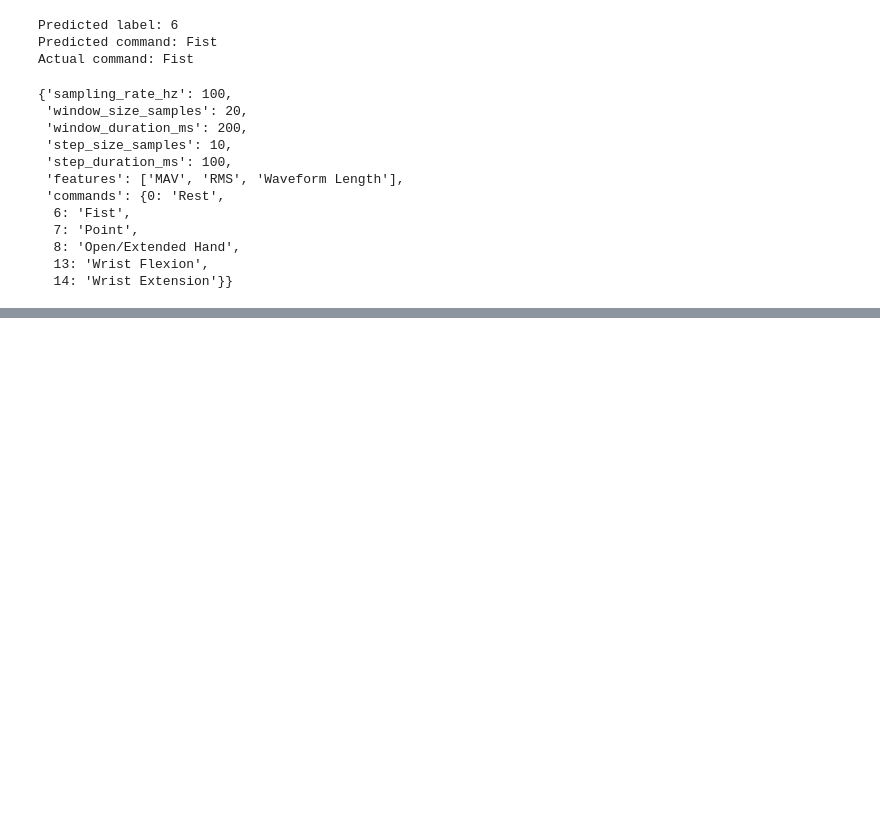
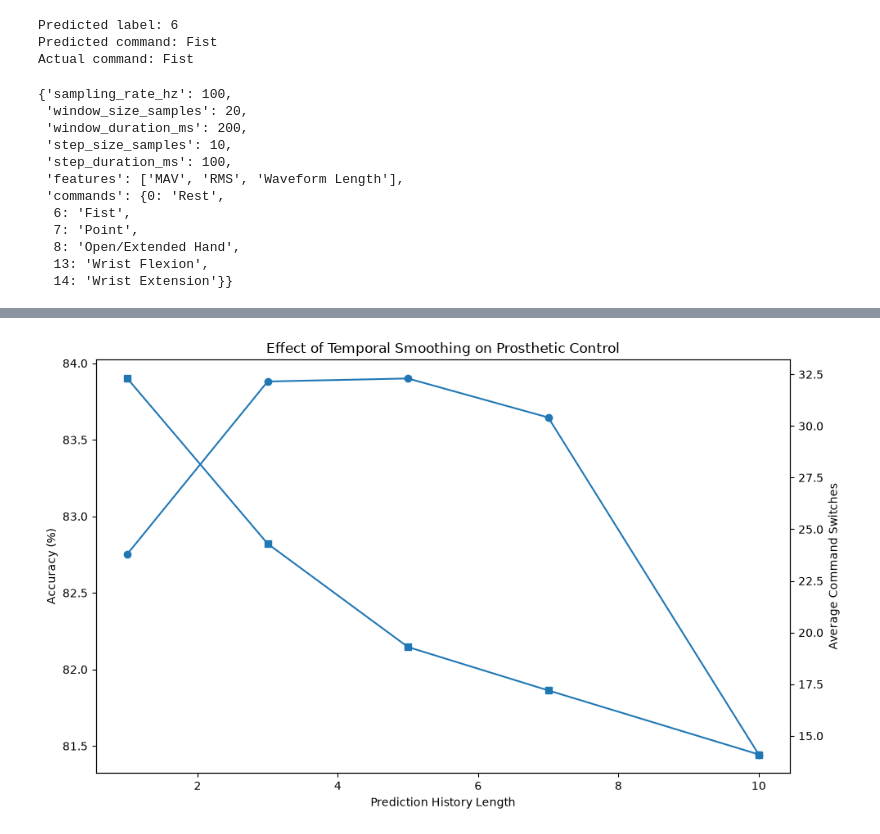
Before and after one commit to papoochu/emg-prosthetic-controller, a Jupyter notebook: notebooks/02_prosthetic_commands.ipynb, the cells around one changed output, grey strips where cells are left out. Cells and saved outputs as stored; diff of their text form; code cells hidden in the pictures; blank space fills up the shorter version.

Commit message:
Polish EMG controller demo and documentation

```diff
--- a/notebooks/02_prosthetic_commands.ipynb
+++ b/notebooks/02_prosthetic_commands.ipynb
@@ -777,0 +1241,2 @@ controller_config
+# %%
+history_length = 5
@@ -777,0 +1389,14 @@ controller_config
+# %%
+memory_df = pd.DataFrame(memory_results)
+
+summary = (
+    memory_df
+    .groupby("history_length")
+    .agg(
+        mean_accuracy=("accuracy", "mean"),
+        std_accuracy=("accuracy", "std"),
+        mean_switches=("switches", "mean")
+    )
+)
+
+summary
@@ -777,0 +1417,43 @@ controller_config
+# %%
+fig, ax1 = plt.subplots(figsize=(10, 6))
+
+history = summary.index
+accuracy = summary["mean_accuracy"] * 100
+switches = summary["mean_switches"]
+
+ax1.plot(
+    history,
+    accuracy,
+    marker="o",
+    label="Accuracy"
+)
+
+ax1.set_xlabel("Prediction History Length")
+ax1.set_ylabel("Accuracy (%)")
+
+ax2 = ax1.twinx()
+
+ax2.plot(
+    history,
+    switches,
+    marker="s",
+    label="Command Switches"
+)
+
+ax2.set_ylabel("Average Command Switches")
+
+plt.title(
+    "Effect of Temporal Smoothing on Prosthetic Control"
+)
+
+fig.tight_layout()
+
+plt.savefig(
+    "../results/temporal_smoothing_experiment.png",
+    dpi=300,
+    bbox_inches="tight"
+)
+
+plt.show()
+# %% [output]
+[figure, added]
```
Also changed, not shown: parts of 22 cells of this notebook, 12 other files.
